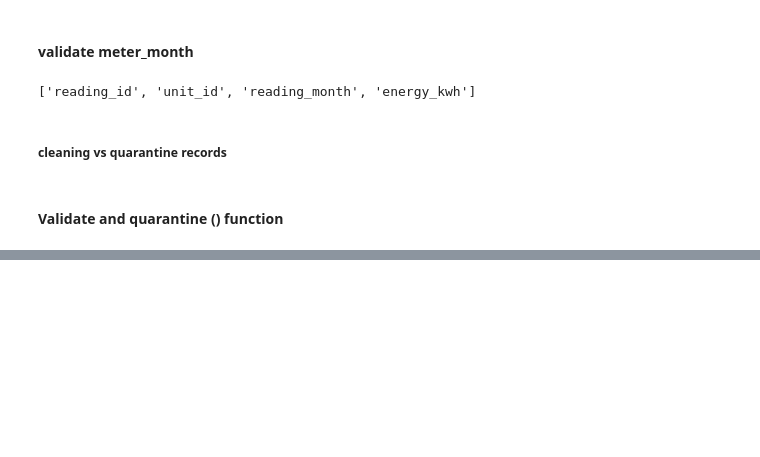
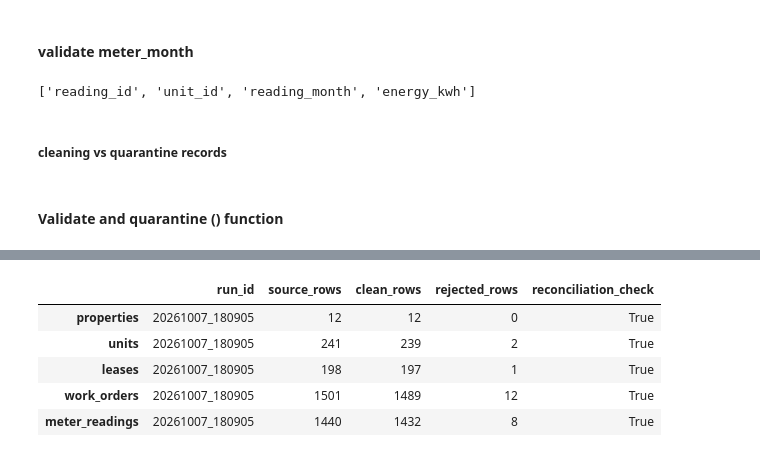
Before and after one commit to chinweubaudeh/PropTech360_Capstone_data_pipeline, a Jupyter notebook: notebook/PropTech360_pipeline.ipynb, the cells around one changed output, grey strips where cells are left out. Cells and saved outputs as stored; diff of their text form; code cells hidden in the pictures; blank space fills up the shorter version.

```diff
--- a/notebook/PropTech360_pipeline.ipynb
+++ b/notebook/PropTech360_pipeline.ipynb
@@ -1506,0 +1709,13 @@ def validate_and_quarantine(
+# %%
+quality_summary_df = pd.DataFrame(
+    quality_summary
+).T
+
+quality_summary_df
+# %% [output]
+|  | run_id | source_rows | clean_rows | rejected_rows | reconciliation_check |
+| properties | 20261007_180905 | 12 | 12 | 0 | True |
+| units | 20261007_180905 | 241 | 239 | 2 | True |
+| leases | 20261007_180905 | 198 | 197 | 1 | True |
+| work_orders | 20261007_180905 | 1501 | 1489 | 12 | True |
+| meter_readings | 20261007_180905 | 1440 | 1432 | 8 | True |
```
Also changed, not shown: parts of 198 cells of this notebook, 21 other files.
